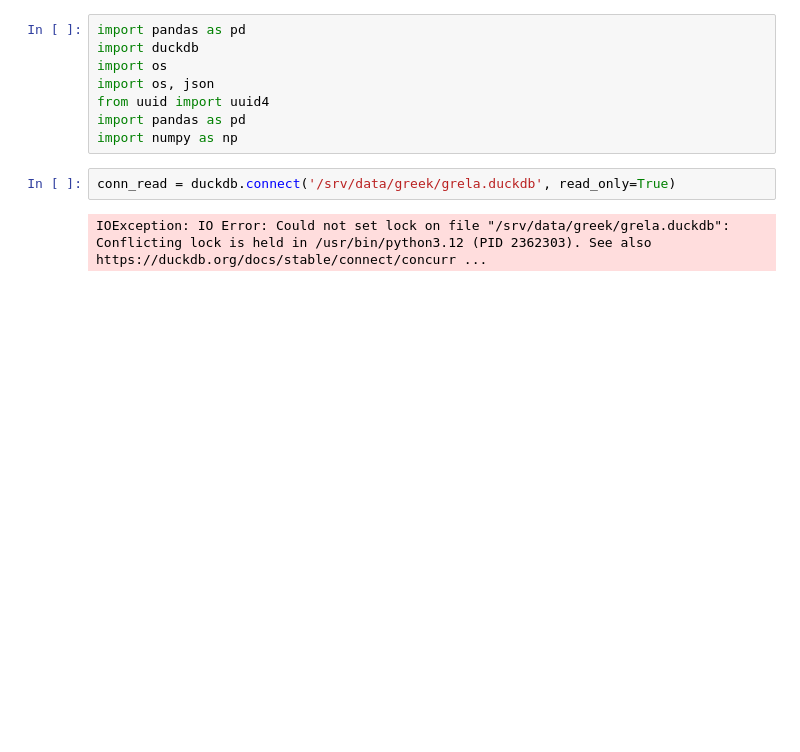
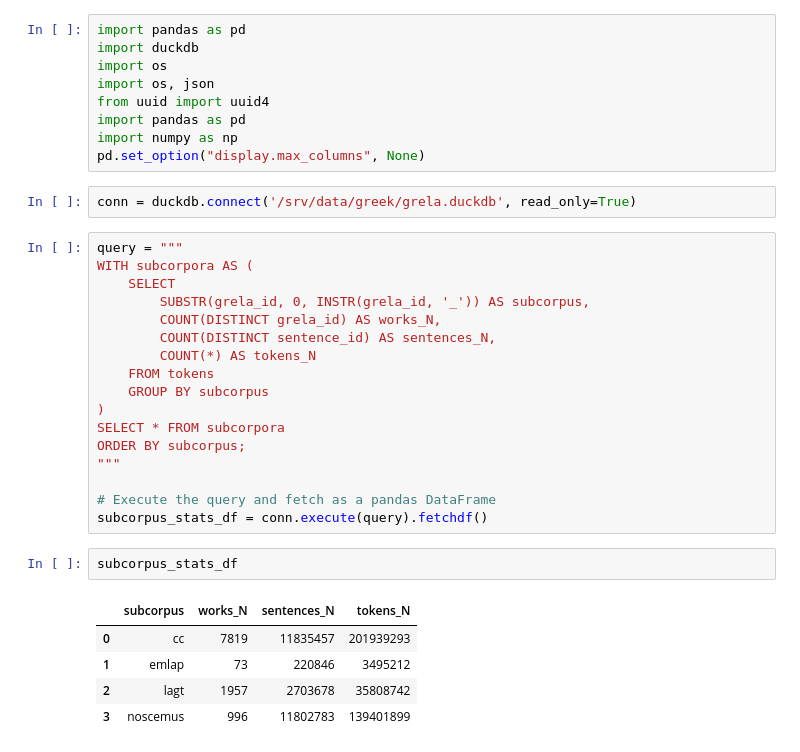
Before and after one commit to CCS-ZCU/GreLa, a Jupyter notebook: scripts/starting-with-grela.ipynb, the cells around one changed output. Saved outputs shown, nothing was run; the diff lists cells and outputs as text; blank space fills up the shorter version.

```diff
--- a/scripts/starting-with-grela.ipynb
+++ b/scripts/starting-with-grela.ipynb
@@ -6,7 +6,31 @@ import os, json
 from uuid import uuid4
 import pandas as pd
 import numpy as np
+pd.set_option("display.max_columns", None)
 # %%
-conn_read = duckdb.connect('/srv/data/greek/grela.duckdb', read_only=True)
+conn = duckdb.connect('/srv/data/greek/grela.duckdb', read_only=True)
-# %% [output]
-IOException: IO Error: Could not set lock on file "/srv/data/greek/grela.duckdb": Conflicting lock is held in /usr/bin/python3.12 (PID 2362303). See also https://duckdb.org/docs/stable/connect/concurr ...
+# %%
+query = """
+WITH subcorpora AS (
+    SELECT
+        SUBSTR(grela_id, 0, INSTR(grela_id, '_')) AS subcorpus,
+        COUNT(DISTINCT grela_id) AS works_N,
+        COUNT(DISTINCT sentence_id) AS sentences_N,
+        COUNT(*) AS tokens_N
+    FROM tokens
+    GROUP BY subcorpus
+)
+SELECT * FROM subcorpora
+ORDER BY subcorpus;
+"""
+
+# Execute the query and fetch as a pandas DataFrame
+subcorpus_stats_df = conn.execute(query).fetchdf()
+# %%
+subcorpus_stats_df
+# %% [output]
+|  | subcorpus | works_N | sentences_N | tokens_N |
+| 0 | cc | 7819 | 11835457 | 201939293 |
+| 1 | emlap | 73 | 220846 | 3495212 |
+| 2 | lagt | 1957 | 2703678 | 35808742 |
+| 3 | noscemus | 996 | 11802783 | 139401899 |
```
Also changed, not shown: parts of 4 cells of this notebook, 2 other files.
